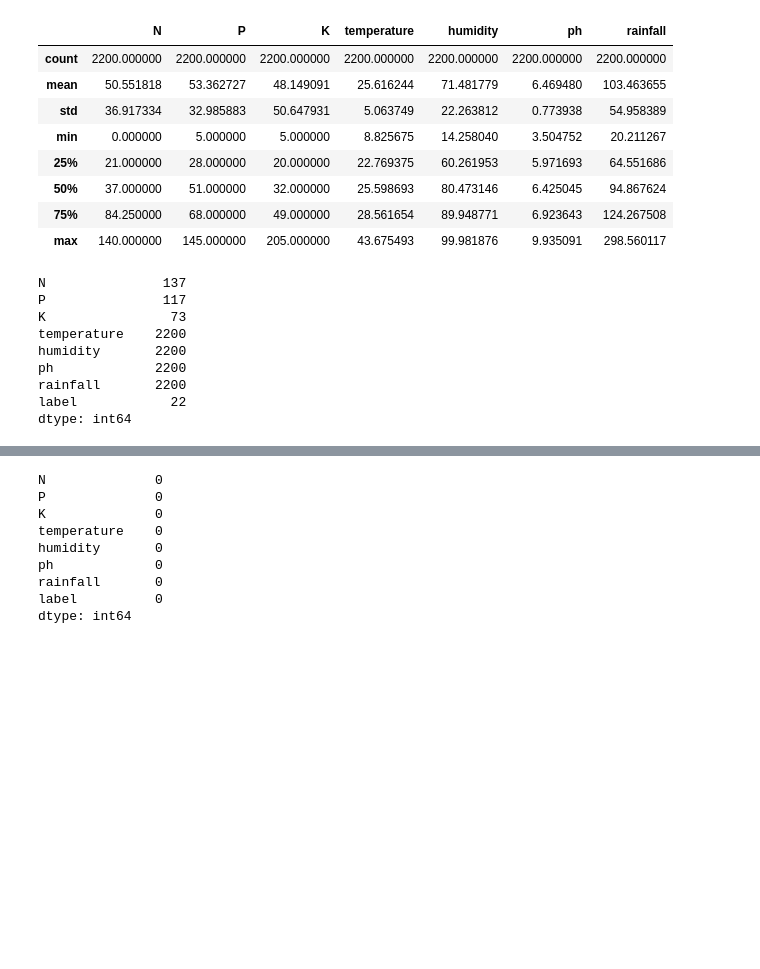
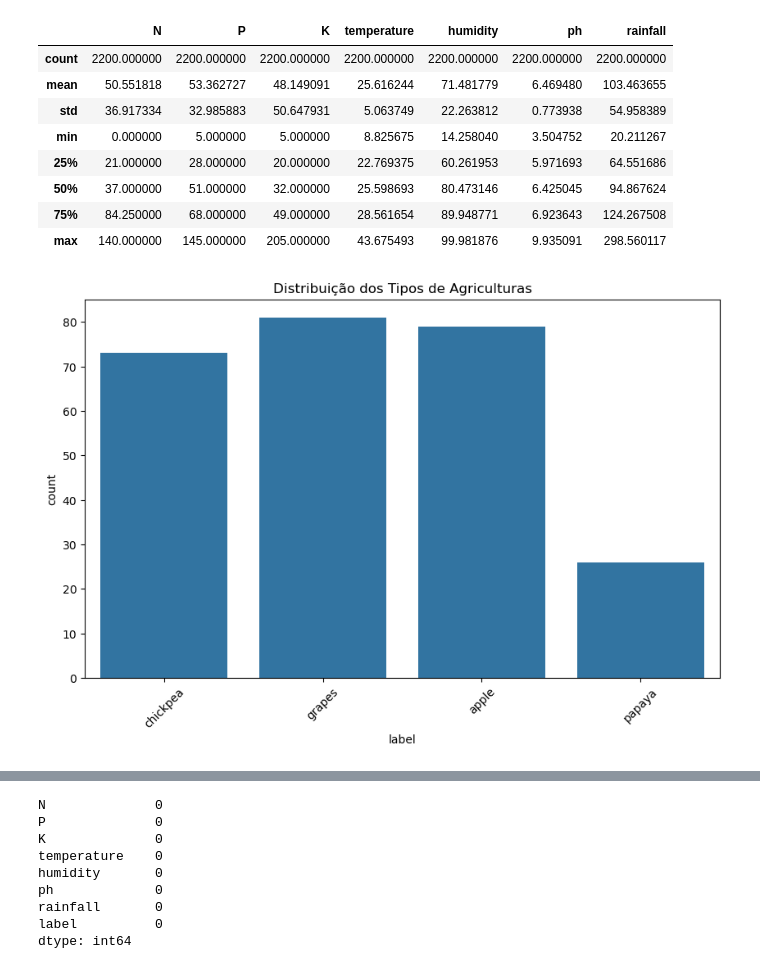
Before and after one commit to fiap-ia-2025/chap14-machine-learning, a Jupyter notebook: agriculture.ipynb, the cells around one changed output, grey strips where cells are left out. Saved outputs shown, nothing was run; the diff lists cells and outputs as text; code cells hidden in the pictures; blank space fills up the shorter version.

Commit message:
Adding logical to ideal model

```diff
--- a/agriculture.ipynb
+++ b/agriculture.ipynb
@@ -102,18 +103,37 @@ df.describe()
 | 50% | 37.000000 | 51.000000 | 32.000000 | 25.598693 | 80.473146 | 6.425045 | 94.867624 |
 | 75% | 84.250000 | 68.000000 | 49.000000 | 28.561654 | 89.948771 | 6.923643 | 124.267508 |
 | max | 140.000000 | 145.000000 | 205.000000 | 43.675493 | 99.981876 | 9.935091 | 298.560117 |
-# %%
-# Mostrar a quantidade de valores únicos em cada coluna
-df.nunique()
-
-# Existem 22 tipos de plantações diferentes na base
-# %% [output]
-N               137
-P               117
-K                73
-temperature    2200
-humidity       2200
-ph             2200
-rainfall       2200
-label            22
-dtype: int64
+# %%
+#Algorítmo para encontrar o perfil ideal e os produtos
+mean_P = 53.362727
+std_P = 32.985883
+
+P_min = mean_P - std_P
+P_max = mean_P + std_P
+
+df_ideal_profile = df[(df['P'] >= mean_P)]
+
+mean_K = 48.149091
+std_K = 50.647931
+
+K_min = mean_K - std_K
+K_max = mean_K + std_K
+
+df_ideal_profile = df_ideal_profile[(df_ideal_profile['K'] >= mean_K)]
+
+mean_N = 50.551818
+std_N = 36.917334
+
+N_min = mean_N - std_N
+N_max = mean_N + std_N
+
+df_ideal_profile = df_ideal_profile[(df_ideal_profile['N'] <= mean_N)]
+
+# Exploração da distribuição dos labels
+plt.figure(figsize=(10, 6))
+sns.countplot(x='label', data=df_ideal_profile)
+plt.title("Distribuição dos Tipos de Agriculturas")
+plt.xticks(rotation=45)
+plt.show()
+# %% [output]
+[figure, added]
```
Also changed, not shown: parts of 29 cells of this notebook.
